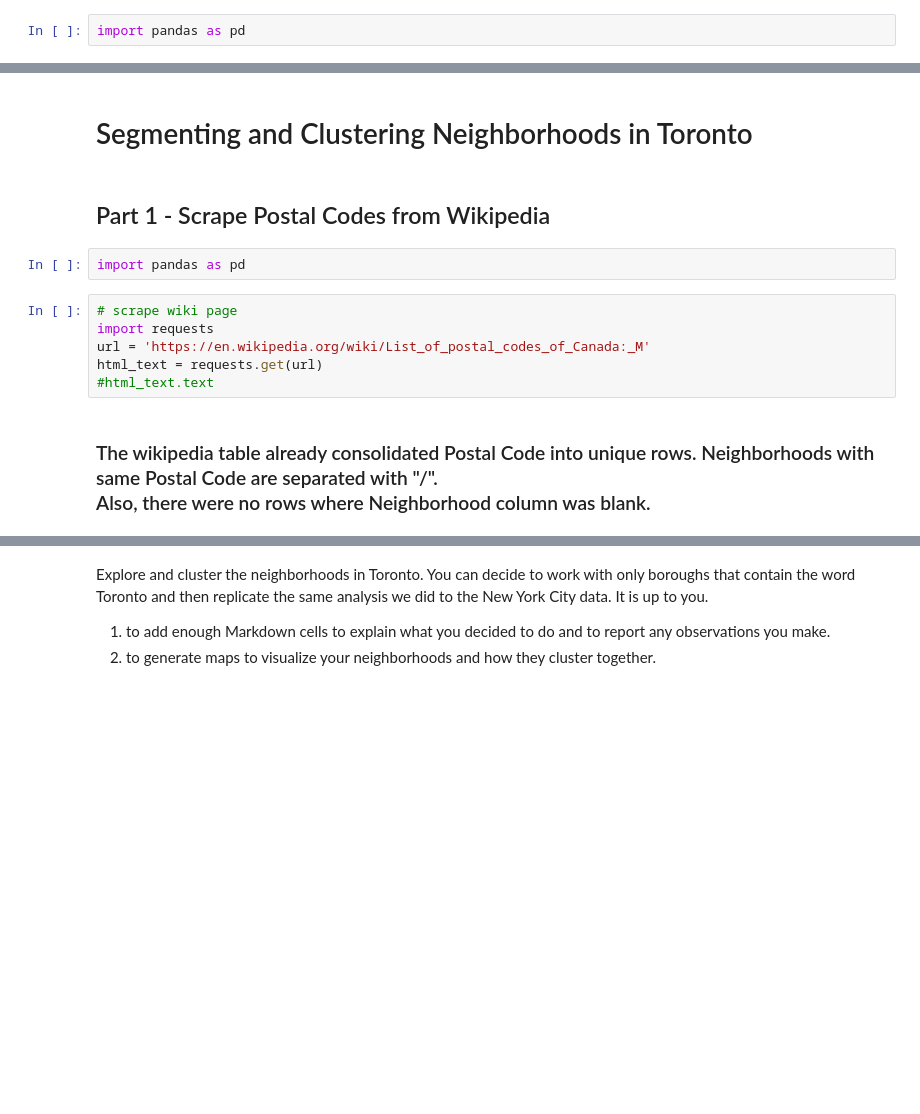
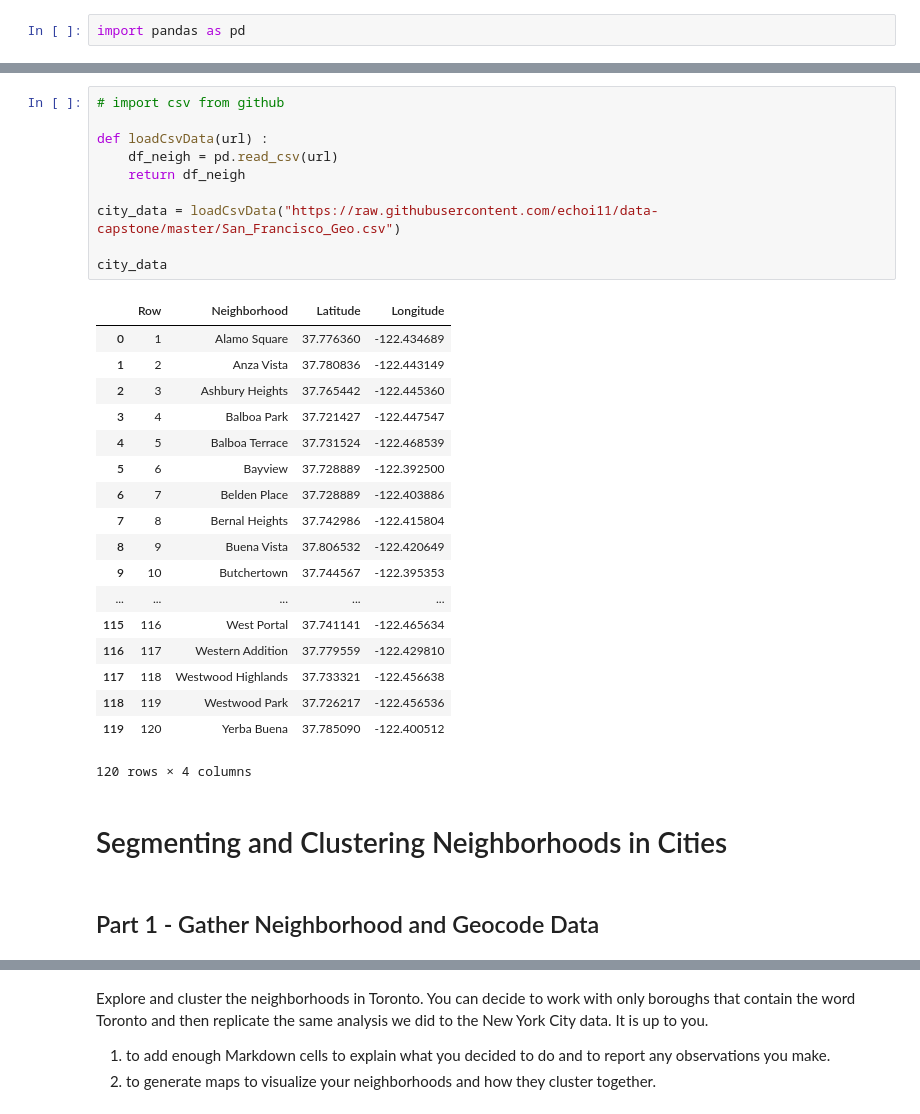
Before and after one commit to echoi11/data-capstone, a Jupyter notebook: Capstone Project - Compatible Boroughs.ipynb, the cells around one changed output, grey strips where cells are left out. Drawn from its saved outputs; the diff is of its cells as text; blank space fills up the shorter version.

```diff
--- a/Capstone Project - Compatible Boroughs.ipynb
+++ b/Capstone Project - Compatible Boroughs.ipynb
@@ -119,16 +69,33 @@ https://geocoding.geo.census.gov/geocoder/locations/onelineaddress?address=64+Be
+# %%
+# import csv from github
+
+def loadCsvData(url) :
+    df_neigh = pd.read_csv(url)
+    return df_neigh
+
+city_data = loadCsvData("https://raw.githubusercontent.com/echoi11/data-capstone/master/San_Francisco_Geo.csv")
+
+city_data
+# %% [output]
+|  | Row | Neighborhood | Latitude | Longitude |
+| 0 | 1 | Alamo Square | 37.776360 | -122.434689 |
+| 1 | 2 | Anza Vista | 37.780836 | -122.443149 |
+| 2 | 3 | Ashbury Heights | 37.765442 | -122.445360 |
+| 3 | 4 | Balboa Park | 37.721427 | -122.447547 |
+| 4 | 5 | Balboa Terrace | 37.731524 | -122.468539 |
+| 5 | 6 | Bayview | 37.728889 | -122.392500 |
+| 6 | 7 | Belden Place | 37.728889 | -122.403886 |
+| 7 | 8 | Bernal Heights | 37.742986 | -122.415804 |
+| 8 | 9 | Buena Vista | 37.806532 | -122.420649 |
+| 9 | 10 | Butchertown | 37.744567 | -122.395353 |
+| ... | ... | ... | ... | ... |
+| 115 | 116 | West Portal | 37.741141 | -122.465634 |
+| 116 | 117 | Western Addition | 37.779559 | -122.429810 |
+| 117 | 118 | Westwood Highlands | 37.733321 | -122.456638 |
+| 118 | 119 | Westwood Park | 37.726217 | -122.456536 |
+| 119 | 120 | Yerba Buena | 37.785090 | -122.400512 |
+120 rows × 4 columns
 # %% [markdown]
-<h1>Segmenting and Clustering Neighborhoods in Toronto</h1>
+<h1>Segmenting and Clustering Neighborhoods in Cities</h1>
 # %% [markdown]
-<h2>Part 1 - Scrape Postal Codes from Wikipedia</h2>
+<h2>Part 1 - Gather Neighborhood and Geocode Data</h2>
-# %%
-import pandas as pd
-# %%
-# scrape wiki page
-import requests
-url = 'https://en.wikipedia.org/wiki/List_of_postal_codes_of_Canada:_M'
-html_text = requests.get(url)
-#html_text.text
-# %% [markdown]
-<h3>The wikipedia table already consolidated Postal Code into unique rows.  Neighborhoods with same Postal Code are separated with "/".
-    <br/>
-Also, there were no rows where Neighborhood column was blank.</h3>
```
Also changed, not shown: parts of 59 cells of this notebook.
